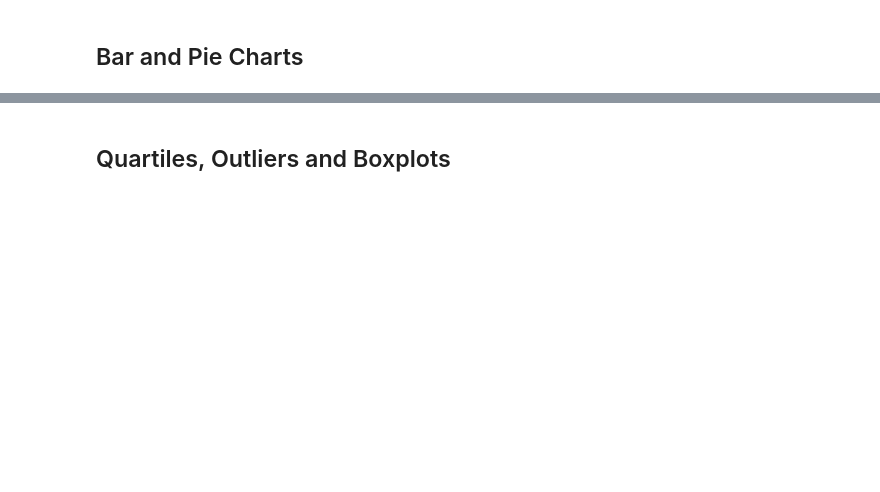
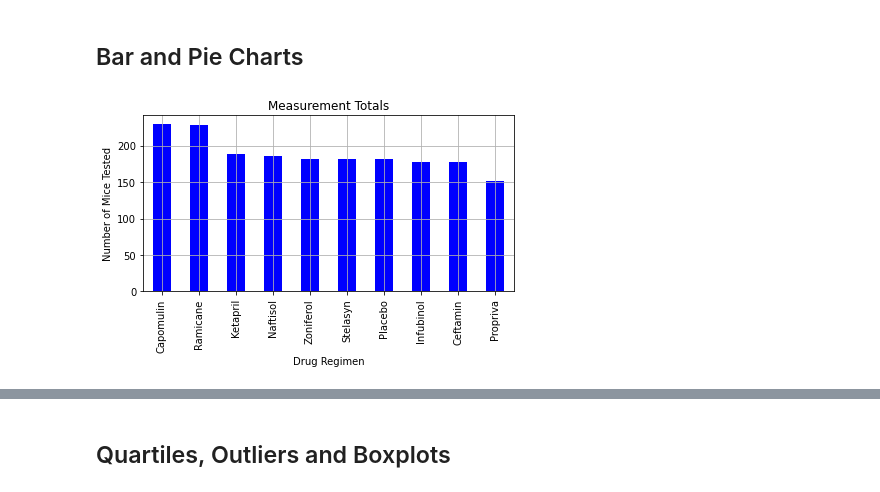
Before and after one commit to IthamarFrancois/Pymaceuticals, a Jupyter notebook: Pymaceuticals/Pymaceuticals - Copy.ipynb, the cells around one changed output, grey strips where cells are left out. Cells and saved outputs as stored; diff of their text form; code cells hidden in the pictures; blank space fills up the shorter version.

```diff
--- a/Pymaceuticals/Pymaceuticals - Copy.ipynb
+++ b/Pymaceuticals/Pymaceuticals - Copy.ipynb
@@ -48,0 +123,4 @@ print(mouse_metadata.head())
+# %%
+CleanMiceData_DF = MergedMiceData_DF
+CleanMiceData_DF.head(5)
+CleanMiceData_DF.count()
@@ -48,0 +168,17 @@ print(mouse_metadata.head())
+# %%
+## Create a clean DataFrame by dropping the duplicate mouse by its ID.
+
+## Creating cleaned merged dataset by dropping duplicates above from DF.
+## df.drop_duplicates([column(s)], keep, inplace) - Returns DF w/dup rows from columns removed
+
+CleanMiceData_DF = CleanMiceData_DF.drop_duplicates(["Mouse ID", "Timepoint"], keep=False, inplace=False)
+
+## OR could also have used:
+#CleanMiceData_DF = MergedMiceData_DF.drop_duplicates(subset=["Mouse ID","Timepoint"])
+
+
+
+# Checking the number of mice in the clean DataFrame.
+print(CleanMiceData_DF.count())
+UniqMouseIDs = CleanMiceData_DF['Mouse ID'].nunique()
+print(f'The number of unique Mouse IDs is: {UniqMouseIDs}.''\n')
@@ -66,0 +293,25 @@ print(mouse_metadata.head())
+# %%
+## Generate a bar plot showing the total number of measurements taken on each drug regimen using pandas.
+## Groupby on Drug Regimen
+DrugRegimen = CleanMiceData_DF.groupby(["Drug Regimen"])
+#DrugRegimen = CleanMiceData_DF.groupby("Drug Regimen")['Mouse ID'].count()
+#DrugRegimen.head(10)
+
+## Number of mice used for each drug ( for Y axis)
+UniqMouseIDs = DrugRegimen['Mouse ID'].count()
+
+## Ordering greatest to lowest
+UniqMouseIDs.sort_values(ascending=False, inplace=True)
+
+## Panda bar plot with index/Regimen as x-axis, and 'Mouse ID' count as y-axis)
+UniqMouseIDs.plot(kind='bar', y ='Mouse ID', color='b', align="center")
+
+## Label for y-axis, setting a tight layout, and saving fig to 'data' folder
+plt.grid()
+plt.ylabel("Number of Mice Tested")
+plt.title("Measurement Totals")
+plt.tight_layout()
+plt.savefig("data/Bar_Panda_MiceTestedRegimen.jpg", dpi=200)
+plt.show()
+# %% [output]
+[figure, added]
```
Also changed, not shown: parts of 25 cells of this notebook, 1 other file.
